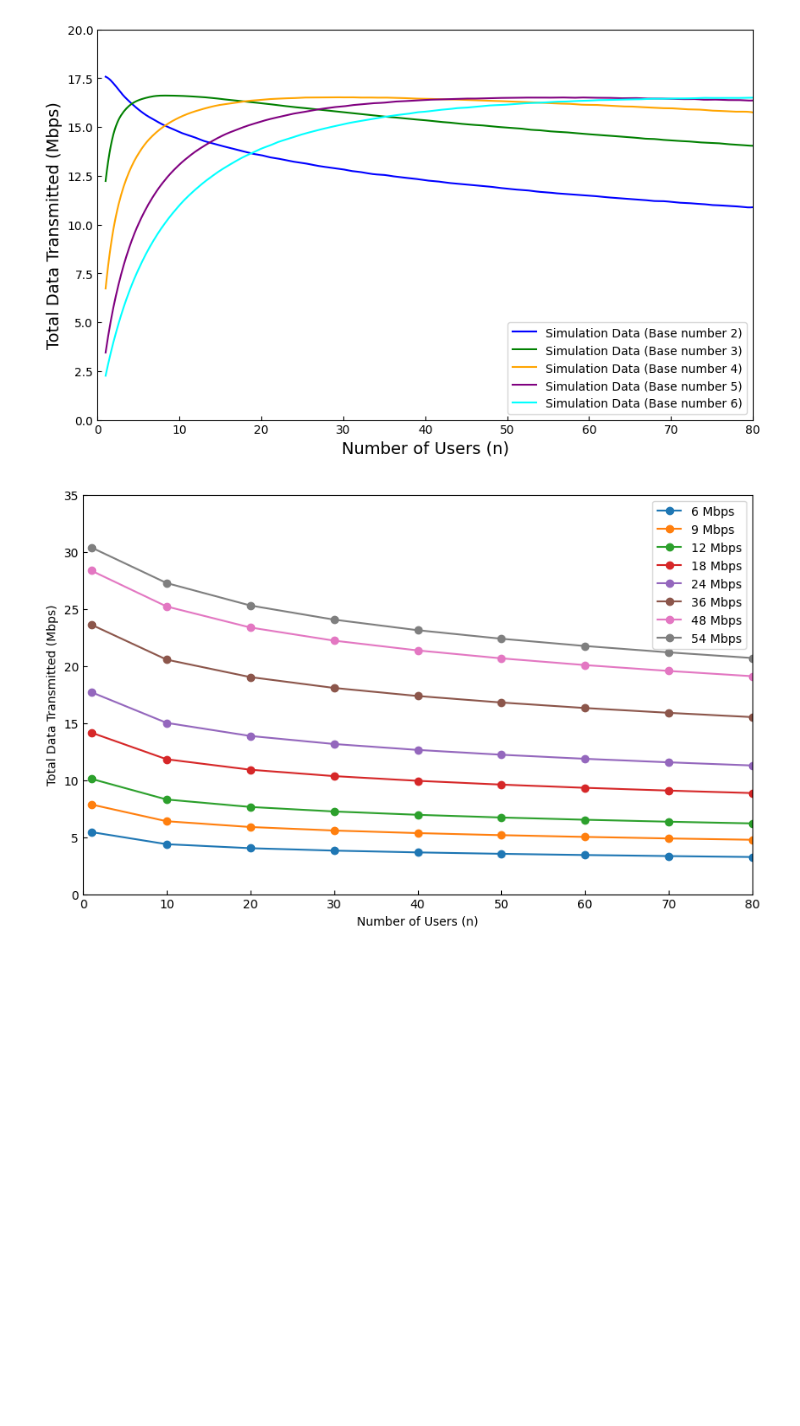
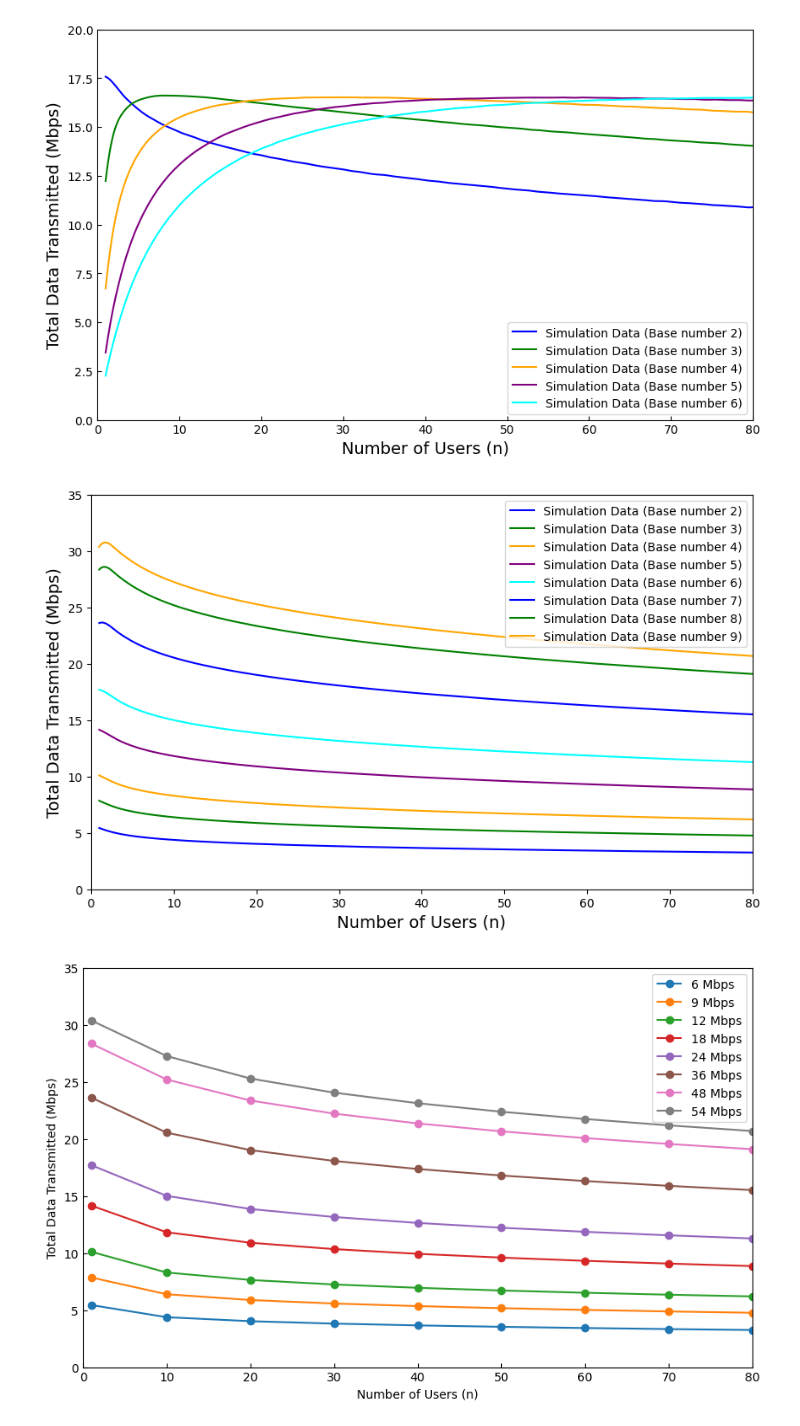
Before and after one commit to ShitaLab-TMCIT/IEEE802.11simulator, a Jupyter notebook: main.ipynb, the cells around one changed output. Cells and saved outputs as stored; diff of their text form; code cells hidden in the pictures; blank space fills up the shorter version.

Commit message:
Add : MCS Index's lines csv

```diff
--- a/main.ipynb
+++ b/main.ipynb
@@ -344,6 +344,79 @@ plt.legend()
 plt.show()
 # %% [output]
 [figure]
+# %%
+import matplotlib.pyplot as plt
+import numpy as np
+import pandas as pd
+from scipy.interpolate import make_interp_spline
+
+# CSVファイルの読み込み関数
+def load_csv(file_path):
+    return pd.read_csv(file_path)
+
+# 複数ファイルのパスをリストで指定
+file_paths = [
+    './out/6 Mbps_line.csv',
+    './out/9 Mbps_line.csv',
+    './out/12 Mbps_line.csv',
+    './out/18 Mbps_line.csv',
+    './out/24 Mbps_line.csv',
+    './out/36 Mbps_line.csv',
+    './out/48 Mbps_line.csv',
+    './out/54 Mbps_line.csv',
+]
+
+# 色とラベルの設定用
+colors = ['blue', 'green', 'orange', 'purple', 'cyan']
+labels = [f'Simulation Data (Base number {i+2})' for i in range(len(file_paths))]
+
+# リファレンス結果を定義 (例として作成)
+reference_results = [17.633, 14.8, 13.527, 12.755, 12.165, 11.687, 11.283, 10.925, 10.581]
+reference_n_values = np.linspace(1, 80, len(reference_results))
+
+# リファレンス結果のスムーズな補間
+n_smooth_ref = np.linspace(1, 80, 500)
+smooth_reference = make_interp_spline(reference_n_values, reference_results)(n_smooth_ref)
+
+# プロットの初期化
+plt.figure(figsize=(10, 6))
+plt.ylim(0, 35)
+plt.xlim(0, 80)
+
+# 各ファイルに対して同じ処理を実行
+for i, file_path in enumerate(file_paths):
+    data = load_csv(file_path)
+
+    # ユーザー数（列ヘッダー）とシミュレーション結果を抽出
+    n_values = [int(col) for col in data.columns]  # ヘッダーを整数に変換
+    results = data.values  # データをNumPy配列として取得
+
+    # 平均と標準偏差を計算
+    means = np.mean(results, axis=0)
+
+    # スムーズな補間用のデータ作成
+    n_smooth = np.linspace(min(n_values), max(n_values), 500)
+    smooth_means = make_interp_spline(n_values, means)(n_smooth)
+
+    # 平均データをスムーズな曲線でプロット
+    plt.plot(n_smooth, smooth_means, label=labels[i], color=colors[i % len(colors)], linestyle='-')
+
+# リファレンス結果をスムーズにプロット
+# plt.plot(n_smooth_ref, smooth_reference, linestyle='--', color='red', label='Reference Curve')
+
+# 軸目盛りの設定
+plt.rcParams['xtick.direction'] = 'in'
+plt.rcParams['ytick.direction'] = 'in'
+
+# タイトルとラベル
+plt.xlabel('Number of Users (n)', fontsize=14)
+plt.ylabel('Total Data Transmitted (Mbps)', fontsize=14)
+
+# 凡例と表示
+plt.legend()
+plt.show()
+# %% [output]
+[figure, added]
 # %%
 import matplotlib.pyplot as plt
 import numpy as np
```
Also changed, not shown: 9 other files.
